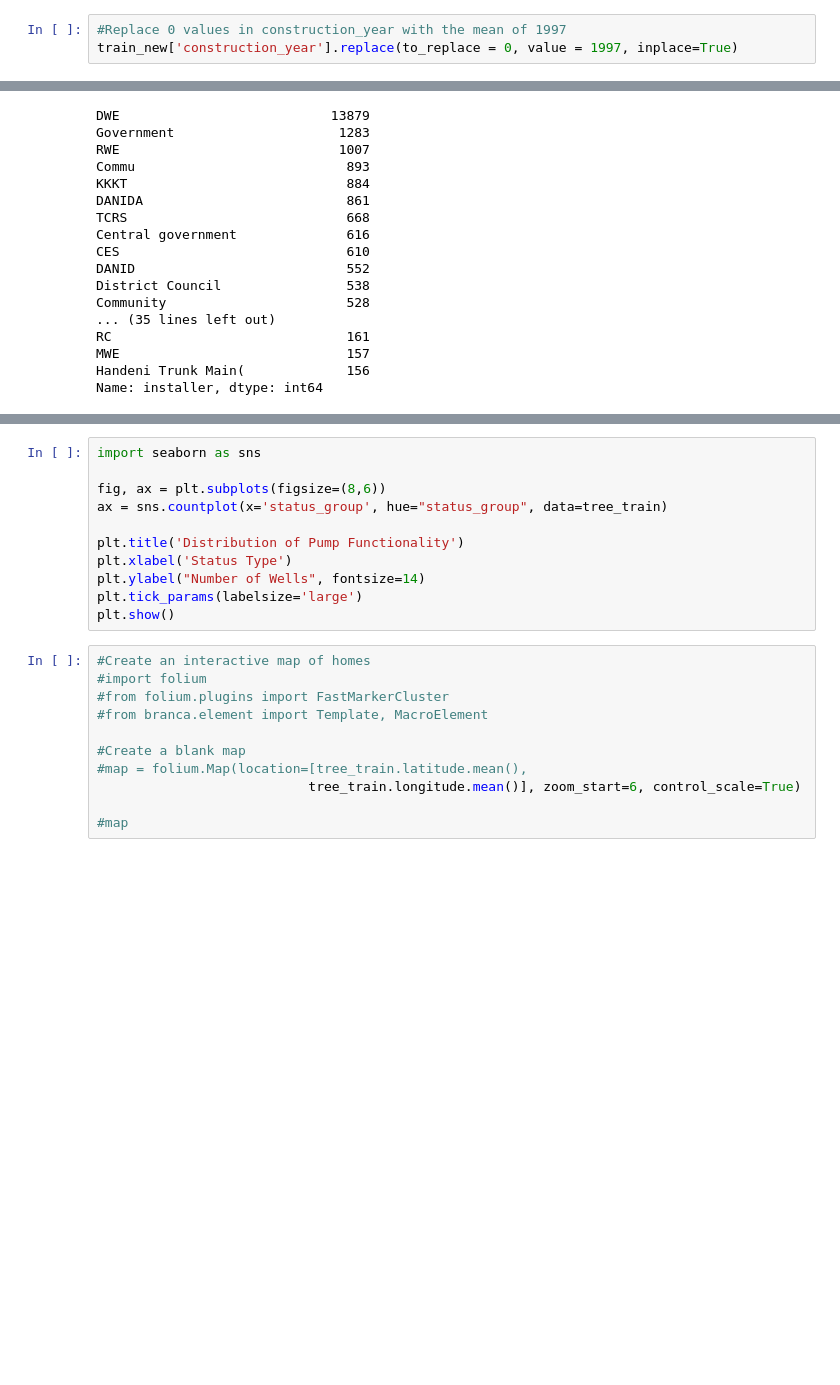
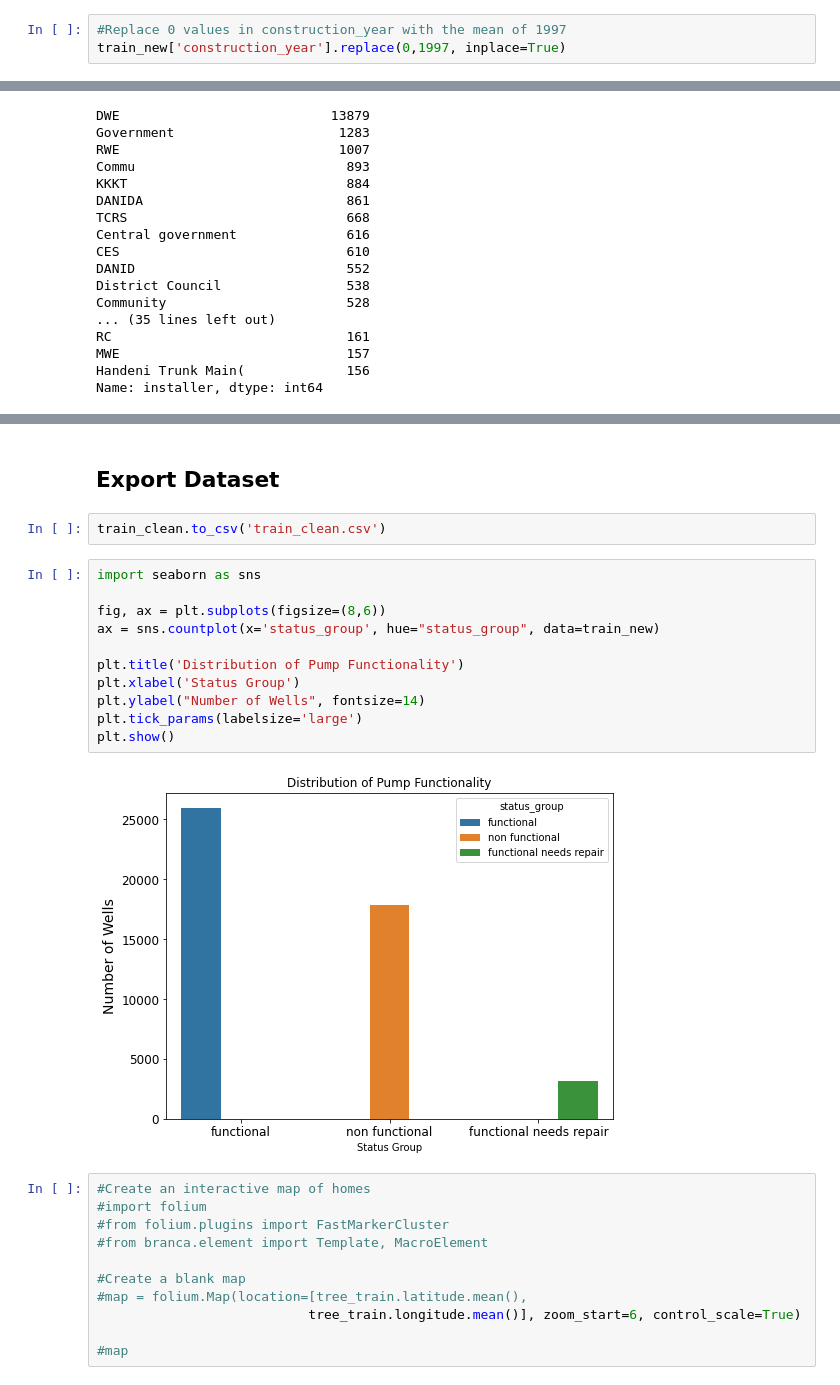
Before and after one commit to anniezhengaz/Phase3Projecct-Tanzanian_Water_Wells, a Jupyter notebook: eda-annie.ipynb, the cells around one changed output, grey strips where cells are left out. Saved outputs shown, nothing was run; the diff lists cells and outputs as text; blank space fills up the shorter version.

```diff
--- a/eda-annie.ipynb
+++ b/eda-annie.ipynb
@@ -566,7 +566,7 @@ train_new.loc[train_df['construction_year']!=0].describe()
 | max | 74247.000000 | 250000.000000 | 2770.000000 | 40.323402 | -1.104943 | 99.000000 | 63.000000 | 30500.000000 | ... |
 # %%
 #Replace 0 values in construction_year with the mean of 1997
-train_new['construction_year'].replace(to_replace = 0, value = 1997, inplace=True)
+train_new['construction_year'].replace(0,1997, inplace=True)
 # %% [markdown]
 ### Installer
 # %%
@@ -674,14 +769,20 @@ Name: installer, dtype: int64
+# %% [markdown]
+## Export Dataset
+# %%
+train_clean.to_csv('train_clean.csv')
 # %%
 import seaborn as sns
 
 fig, ax = plt.subplots(figsize=(8,6))
-ax = sns.countplot(x='status_group', hue="status_group", data=tree_train)
+ax = sns.countplot(x='status_group', hue="status_group", data=train_new)
 
 plt.title('Distribution of Pump Functionality')
-plt.xlabel('Status Type')
+plt.xlabel('Status Group')
 plt.ylabel("Number of Wells", fontsize=14)
 plt.tick_params(labelsize='large')
 plt.show()
+# %% [output]
+[figure, added]
 # %%
 #Create an interactive map of homes
 #import folium
```
Also changed, not shown: parts of 11 cells of this notebook, 2 other files.
